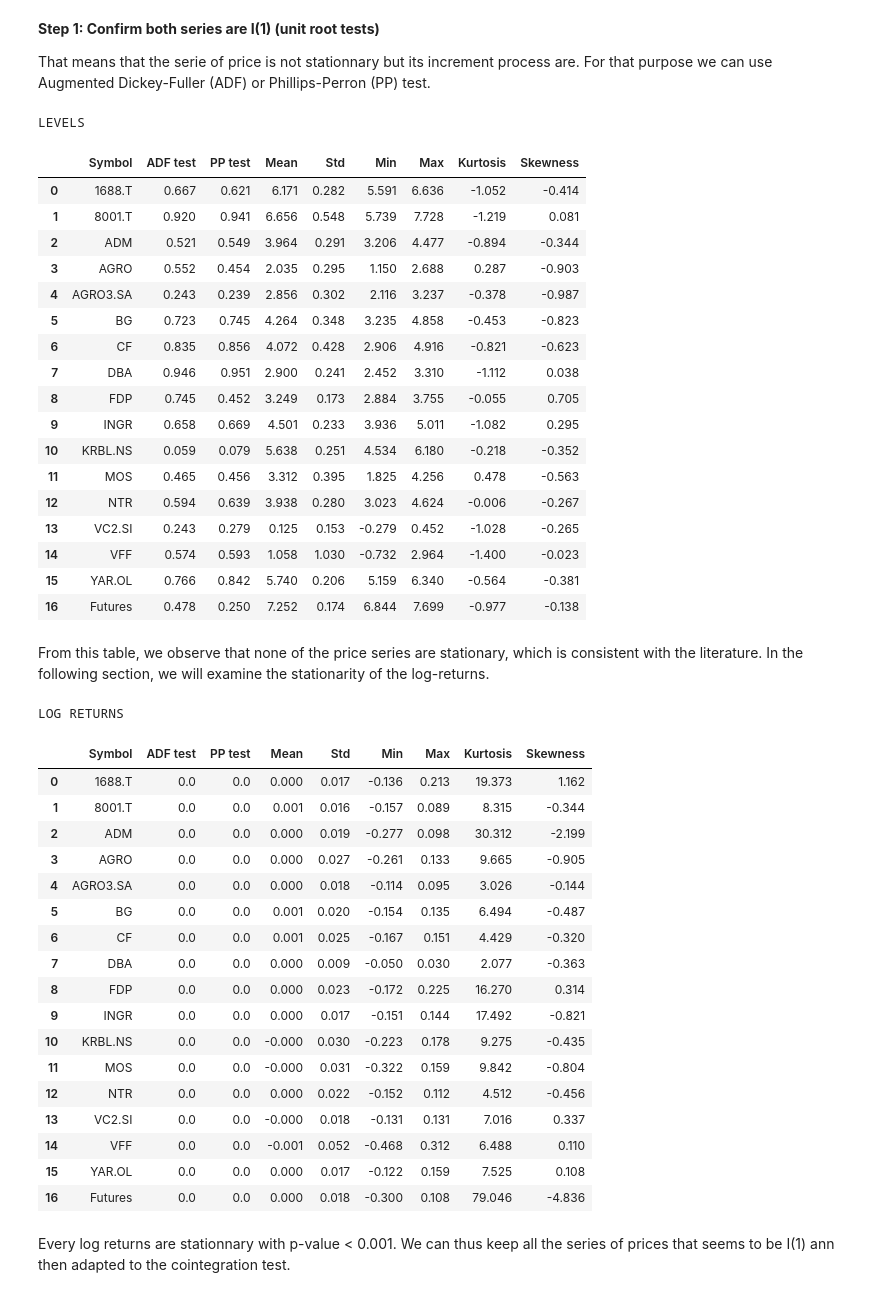
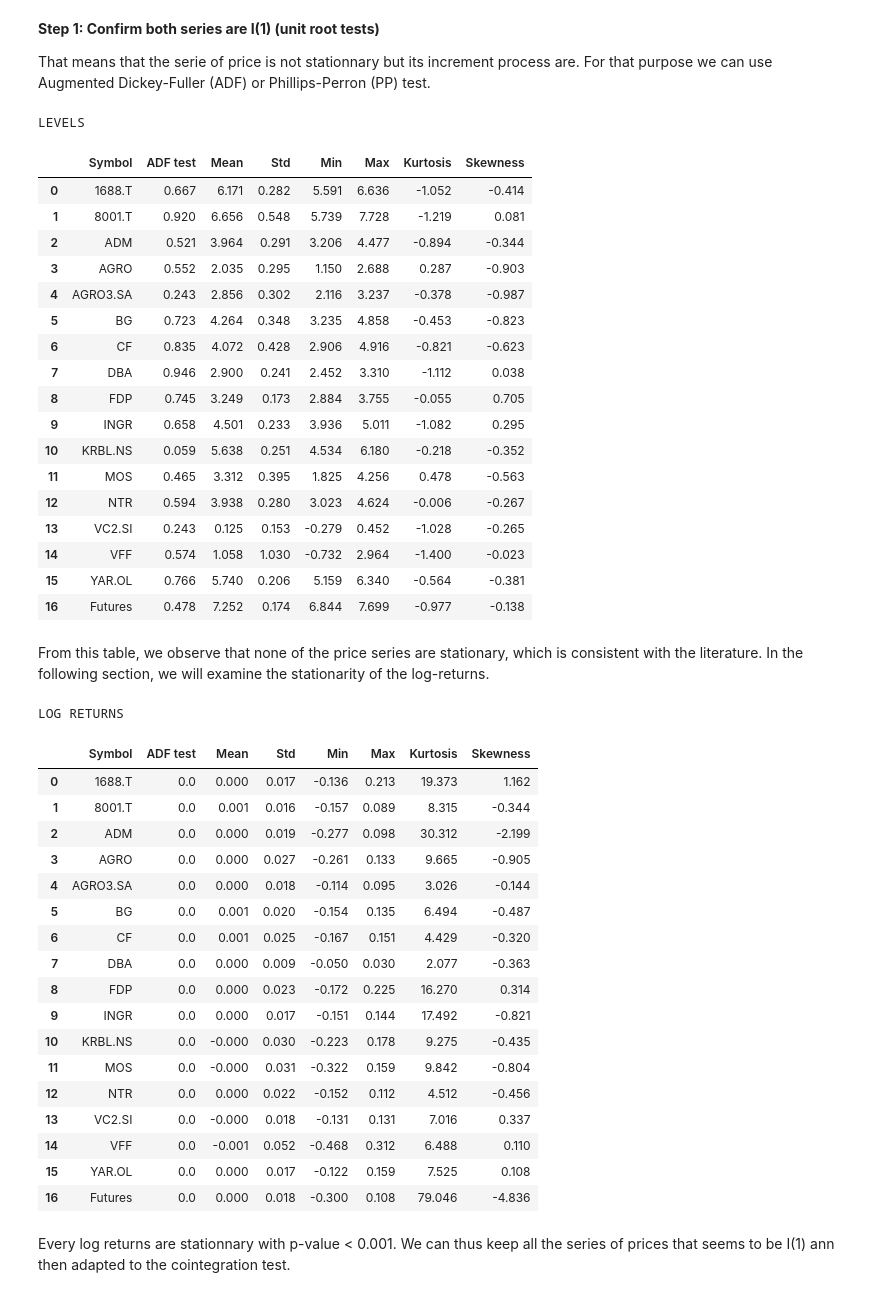
Before and after one commit to NatachaGsn/rice-trading-project, a Jupyter notebook: Trading_game2.ipynb, the cells around one changed output. Saved outputs shown, nothing was run; the diff lists cells and outputs as text; code cells hidden in the pictures.

```diff
--- a/Trading_game2.ipynb
+++ b/Trading_game2.ipynb
@@ -441,53 +431,52 @@ That means that the serie of price is not stationnary but its increment process
 # %%
 def compute_stats(data):
 
     results = []
 
     for col in data.columns:
 
         series = data[col].dropna()
 
         adf_p = adfuller(series)[1]
-        pp_p = PhillipsPerron(series).pvalue
 
         mean = series.mean()
         std = series.std()
         min_v = series.min()
         max_v = series.max()
         kurt = kurtosis(series)
         skewness = skew(series)
 
-        results.append([col,round(adf_p,3),round(pp_p,3),round(mean,3),round(std,3),round(min_v,3),round(max_v,3),round(kurt,3),round(skewness,3)])
+        results.append([col,round(adf_p,3),round(mean,3),round(std,3),round(min_v,3),round(max_v,3),round(kurt,3),round(skewness,3)])
 
-    columns = ["Symbol","ADF test","PP test","Mean","Std","Min","Max","Kurtosis","Skewness"]
+    columns = ["Symbol","ADF test","Mean","Std","Min","Max","Kurtosis","Skewness"]
 
     return pd.DataFrame(results, columns=columns)
 
 levels_table = compute_stats(log_prices)
 returns_table = compute_stats(log_returns)
 
 print("LEVELS")
 levels_table
 # %% [output]
 LEVELS
-|  | Symbol | ADF test | PP test | Mean | Std | Min | Max | Kurtosis | Skewness |
-| 0 | 1688.T | 0.667 | 0.621 | 6.171 | 0.282 | 5.591 | 6.636 | -1.052 | -0.414 |
-| 1 | 8001.T | 0.920 | 0.941 | 6.656 | 0.548 | 5.739 | 7.728 | -1.219 | 0.081 |
-| 2 | ADM | 0.521 | 0.549 | 3.964 | 0.291 | 3.206 | 4.477 | -0.894 | -0.344 |
-| 3 | AGRO | 0.552 | 0.454 | 2.035 | 0.295 | 1.150 | 2.688 | 0.287 | -0.903 |
-| 4 | AGRO3.SA | 0.243 | 0.239 | 2.856 | 0.302 | 2.116 | 3.237 | -0.378 | -0.987 |
-| 5 | BG | 0.723 | 0.745 | 4.264 | 0.348 | 3.235 | 4.858 | -0.453 | -0.823 |
-| 6 | CF | 0.835 | 0.856 | 4.072 | 0.428 | 2.906 | 4.916 | -0.821 | -0.623 |
-| 7 | DBA | 0.946 | 0.951 | 2.900 | 0.241 | 2.452 | 3.310 | -1.112 | 0.038 |
-| 8 | FDP | 0.745 | 0.452 | 3.249 | 0.173 | 2.884 | 3.755 | -0.055 | 0.705 |
-| 9 | INGR | 0.658 | 0.669 | 4.501 | 0.233 | 3.936 | 5.011 | -1.082 | 0.295 |
-| 10 | KRBL.NS | 0.059 | 0.079 | 5.638 | 0.251 | 4.534 | 6.180 | -0.218 | -0.352 |
-| 11 | MOS | 0.465 | 0.456 | 3.312 | 0.395 | 1.825 | 4.256 | 0.478 | -0.563 |
-| 12 | NTR | 0.594 | 0.639 | 3.938 | 0.280 | 3.023 | 4.624 | -0.006 | -0.267 |
-| 13 | VC2.SI | 0.243 | 0.279 | 0.125 | 0.153 | -0.279 | 0.452 | -1.028 | -0.265 |
-| 14 | VFF | 0.574 | 0.593 | 1.058 | 1.030 | -0.732 | 2.964 | -1.400 | -0.023 |
-| 15 | YAR.OL | 0.766 | 0.842 | 5.740 | 0.206 | 5.159 | 6.340 | -0.564 | -0.381 |
-| 16 | Futures | 0.478 | 0.250 | 7.252 | 0.174 | 6.844 | 7.699 | -0.977 | -0.138 |
+|  | Symbol | ADF test | Mean | Std | Min | Max | Kurtosis | Skewness |
+| 0 | 1688.T | 0.667 | 6.171 | 0.282 | 5.591 | 6.636 | -1.052 | -0.414 |
+| 1 | 8001.T | 0.920 | 6.656 | 0.548 | 5.739 | 7.728 | -1.219 | 0.081 |
+| 2 | ADM | 0.521 | 3.964 | 0.291 | 3.206 | 4.477 | -0.894 | -0.344 |
+| 3 | AGRO | 0.552 | 2.035 | 0.295 | 1.150 | 2.688 | 0.287 | -0.903 |
+| 4 | AGRO3.SA | 0.243 | 2.856 | 0.302 | 2.116 | 3.237 | -0.378 | -0.987 |
+| 5 | BG | 0.723 | 4.264 | 0.348 | 3.235 | 4.858 | -0.453 | -0.823 |
+| 6 | CF | 0.835 | 4.072 | 0.428 | 2.906 | 4.916 | -0.821 | -0.623 |
+| 7 | DBA | 0.946 | 2.900 | 0.241 | 2.452 | 3.310 | -1.112 | 0.038 |
+| 8 | FDP | 0.745 | 3.249 | 0.173 | 2.884 | 3.755 | -0.055 | 0.705 |
+| 9 | INGR | 0.658 | 4.501 | 0.233 | 3.936 | 5.011 | -1.082 | 0.295 |
+| 10 | KRBL.NS | 0.059 | 5.638 | 0.251 | 4.534 | 6.180 | -0.218 | -0.352 |
+| 11 | MOS | 0.465 | 3.312 | 0.395 | 1.825 | 4.256 | 0.478 | -0.563 |
+| 12 | NTR | 0.594 | 3.938 | 0.280 | 3.023 | 4.624 | -0.006 | -0.267 |
+| 13 | VC2.SI | 0.243 | 0.125 | 0.153 | -0.279 | 0.452 | -1.028 | -0.265 |
+| 14 | VFF | 0.574 | 1.058 | 1.030 | -0.732 | 2.964 | -1.400 | -0.023 |
+| 15 | YAR.OL | 0.766 | 5.740 | 0.206 | 5.159 | 6.340 | -0.564 | -0.381 |
+| 16 | Futures | 0.478 | 7.252 | 0.174 | 6.844 | 7.699 | -0.977 | -0.138 |
 # %% [markdown]
 From this table, we observe that none of the price series are stationary, which is consistent with the literature. In the following section, we will examine the stationarity of the log-returns.
 # %%
@@ -495,24 +484,24 @@ print("\nLOG RETURNS")
 returns_table
 # %% [output]
 LOG RETURNS
-|  | Symbol | ADF test | PP test | Mean | Std | Min | Max | Kurtosis | Skewness |
-| 0 | 1688.T | 0.0 | 0.0 | 0.000 | 0.017 | -0.136 | 0.213 | 19.373 | 1.162 |
-| 1 | 8001.T | 0.0 | 0.0 | 0.001 | 0.016 | -0.157 | 0.089 | 8.315 | -0.344 |
-| 2 | ADM | 0.0 | 0.0 | 0.000 | 0.019 | -0.277 | 0.098 | 30.312 | -2.199 |
-| 3 | AGRO | 0.0 | 0.0 | 0.000 | 0.027 | -0.261 | 0.133 | 9.665 | -0.905 |
-| 4 | AGRO3.SA | 0.0 | 0.0 | 0.000 | 0.018 | -0.114 | 0.095 | 3.026 | -0.144 |
-| 5 | BG | 0.0 | 0.0 | 0.001 | 0.020 | -0.154 | 0.135 | 6.494 | -0.487 |
-| 6 | CF | 0.0 | 0.0 | 0.001 | 0.025 | -0.167 | 0.151 | 4.429 | -0.320 |
-| 7 | DBA | 0.0 | 0.0 | 0.000 | 0.009 | -0.050 | 0.030 | 2.077 | -0.363 |
-| 8 | FDP | 0.0 | 0.0 | 0.000 | 0.023 | -0.172 | 0.225 | 16.270 | 0.314 |
-| 9 | INGR | 0.0 | 0.0 | 0.000 | 0.017 | -0.151 | 0.144 | 17.492 | -0.821 |
-| 10 | KRBL.NS | 0.0 | 0.0 | -0.000 | 0.030 | -0.223 | 0.178 | 9.275 | -0.435 |
-| 11 | MOS | 0.0 | 0.0 | -0.000 | 0.031 | -0.322 | 0.159 | 9.842 | -0.804 |
-| 12 | NTR | 0.0 | 0.0 | 0.000 | 0.022 | -0.152 | 0.112 | 4.512 | -0.456 |
-| 13 | VC2.SI | 0.0 | 0.0 | -0.000 | 0.018 | -0.131 | 0.131 | 7.016 | 0.337 |
-| 14 | VFF | 0.0 | 0.0 | -0.001 | 0.052 | -0.468 | 0.312 | 6.488 | 0.110 |
-| 15 | YAR.OL | 0.0 | 0.0 | 0.000 | 0.017 | -0.122 | 0.159 | 7.525 | 0.108 |
-| 16 | Futures | 0.0 | 0.0 | 0.000 | 0.018 | -0.300 | 0.108 | 79.046 | -4.836 |
+|  | Symbol | ADF test | Mean | Std | Min | Max | Kurtosis | Skewness |
+| 0 | 1688.T | 0.0 | 0.000 | 0.017 | -0.136 | 0.213 | 19.373 | 1.162 |
+| 1 | 8001.T | 0.0 | 0.001 | 0.016 | -0.157 | 0.089 | 8.315 | -0.344 |
+| 2 | ADM | 0.0 | 0.000 | 0.019 | -0.277 | 0.098 | 30.312 | -2.199 |
+| 3 | AGRO | 0.0 | 0.000 | 0.027 | -0.261 | 0.133 | 9.665 | -0.905 |
+| 4 | AGRO3.SA | 0.0 | 0.000 | 0.018 | -0.114 | 0.095 | 3.026 | -0.144 |
+| 5 | BG | 0.0 | 0.001 | 0.020 | -0.154 | 0.135 | 6.494 | -0.487 |
+| 6 | CF | 0.0 | 0.001 | 0.025 | -0.167 | 0.151 | 4.429 | -0.320 |
+| 7 | DBA | 0.0 | 0.000 | 0.009 | -0.050 | 0.030 | 2.077 | -0.363 |
+| 8 | FDP | 0.0 | 0.000 | 0.023 | -0.172 | 0.225 | 16.270 | 0.314 |
+| 9 | INGR | 0.0 | 0.000 | 0.017 | -0.151 | 0.144 | 17.492 | -0.821 |
+| 10 | KRBL.NS | 0.0 | -0.000 | 0.030 | -0.223 | 0.178 | 9.275 | -0.435 |
+| 11 | MOS | 0.0 | -0.000 | 0.031 | -0.322 | 0.159 | 9.842 | -0.804 |
+| 12 | NTR | 0.0 | 0.000 | 0.022 | -0.152 | 0.112 | 4.512 | -0.456 |
+| 13 | VC2.SI | 0.0 | -0.000 | 0.018 | -0.131 | 0.131 | 7.016 | 0.337 |
+| 14 | VFF | 0.0 | -0.001 | 0.052 | -0.468 | 0.312 | 6.488 | 0.110 |
+| 15 | YAR.OL | 0.0 | 0.000 | 0.017 | -0.122 | 0.159 | 7.525 | 0.108 |
+| 16 | Futures | 0.0 | 0.000 | 0.018 | -0.300 | 0.108 | 79.046 | -4.836 |
 # %% [markdown]
 Every log returns are stationnary with p-value < 0.001. We can thus keep all the series of prices that seems to be I(1) ann then adapted to the cointegration test.
 # %% [markdown]
```
Also changed, not shown: parts of 6 cells of this notebook.
